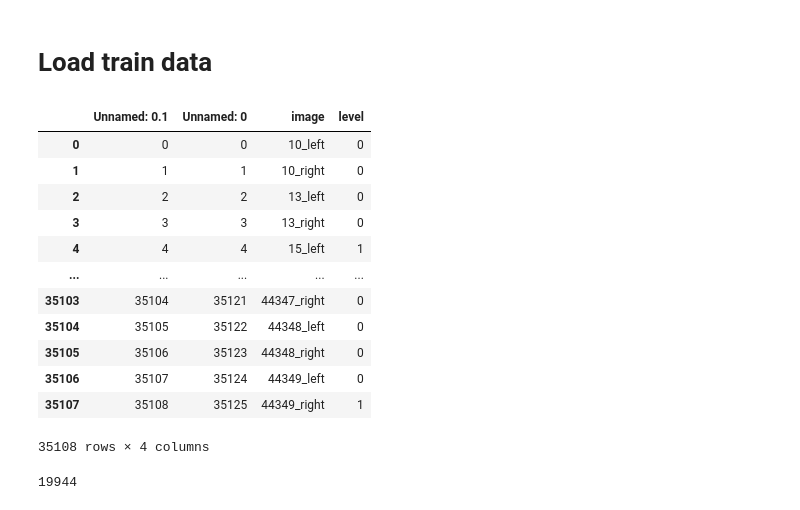
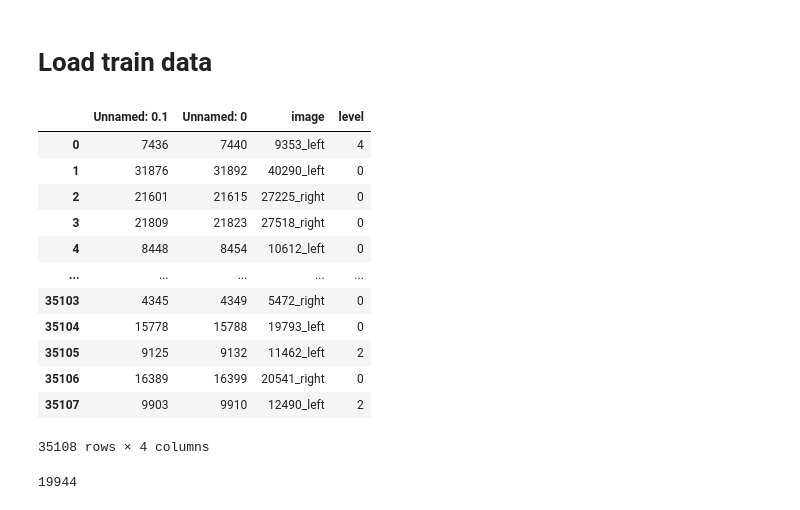
Before and after one commit to aakashks/SupCon-DR, a Jupyter notebook: model_full_train.ipynb, the cells around one changed output. Drawn from its saved outputs; the diff is of its cells as text; code cells hidden in the pictures.

```diff
--- a/model_full_train.ipynb
+++ b/model_full_train.ipynb
@@ -85,21 +81,21 @@ device = torch.device(CFG.device)
 # Load train data
 # %%
 # train_data = pd.read_csv(os.path.join(DATA_FOLDER, 'trainLabels.csv'))
-train_data = pd.read_csv(os.path.join(DATA_FOLDER, 'trainLabels_cropped.csv'))
+train_data = pd.read_csv(os.path.join(DATA_FOLDER, 'trainLabels_cropped.csv')).sample(frac=1).reset_index(drop=True)
 train_data
 # %% [output]
 |  | Unnamed: 0.1 | Unnamed: 0 | image | level |
-| 0 | 0 | 0 | 10_left | 0 |
-| 1 | 1 | 1 | 10_right | 0 |
-| 2 | 2 | 2 | 13_left | 0 |
-| 3 | 3 | 3 | 13_right | 0 |
-| 4 | 4 | 4 | 15_left | 1 |
+| 0 | 7436 | 7440 | 9353_left | 4 |
+| 1 | 31876 | 31892 | 40290_left | 0 |
+| 2 | 21601 | 21615 | 27225_right | 0 |
+| 3 | 21809 | 21823 | 27518_right | 0 |
+| 4 | 8448 | 8454 | 10612_left | 0 |
 | ... | ... | ... | ... | ... |
-| 35103 | 35104 | 35121 | 44347_right | 0 |
-| 35104 | 35105 | 35122 | 44348_left | 0 |
-| 35105 | 35106 | 35123 | 44348_right | 0 |
-| 35106 | 35107 | 35124 | 44349_left | 0 |
-| 35107 | 35108 | 35125 | 44349_right | 1 |
+| 35103 | 4345 | 4349 | 5472_right | 0 |
+| 35104 | 15778 | 15788 | 19793_left | 0 |
+| 35105 | 9125 | 9132 | 11462_left | 2 |
+| 35106 | 16389 | 16399 | 20541_right | 0 |
+| 35107 | 9903 | 9910 | 12490_left | 2 |
 35108 rows × 4 columns
 # %%
 # remove all images from the csv if they are not in the folder
```
Also changed, not shown: parts of 11 cells of this notebook.
